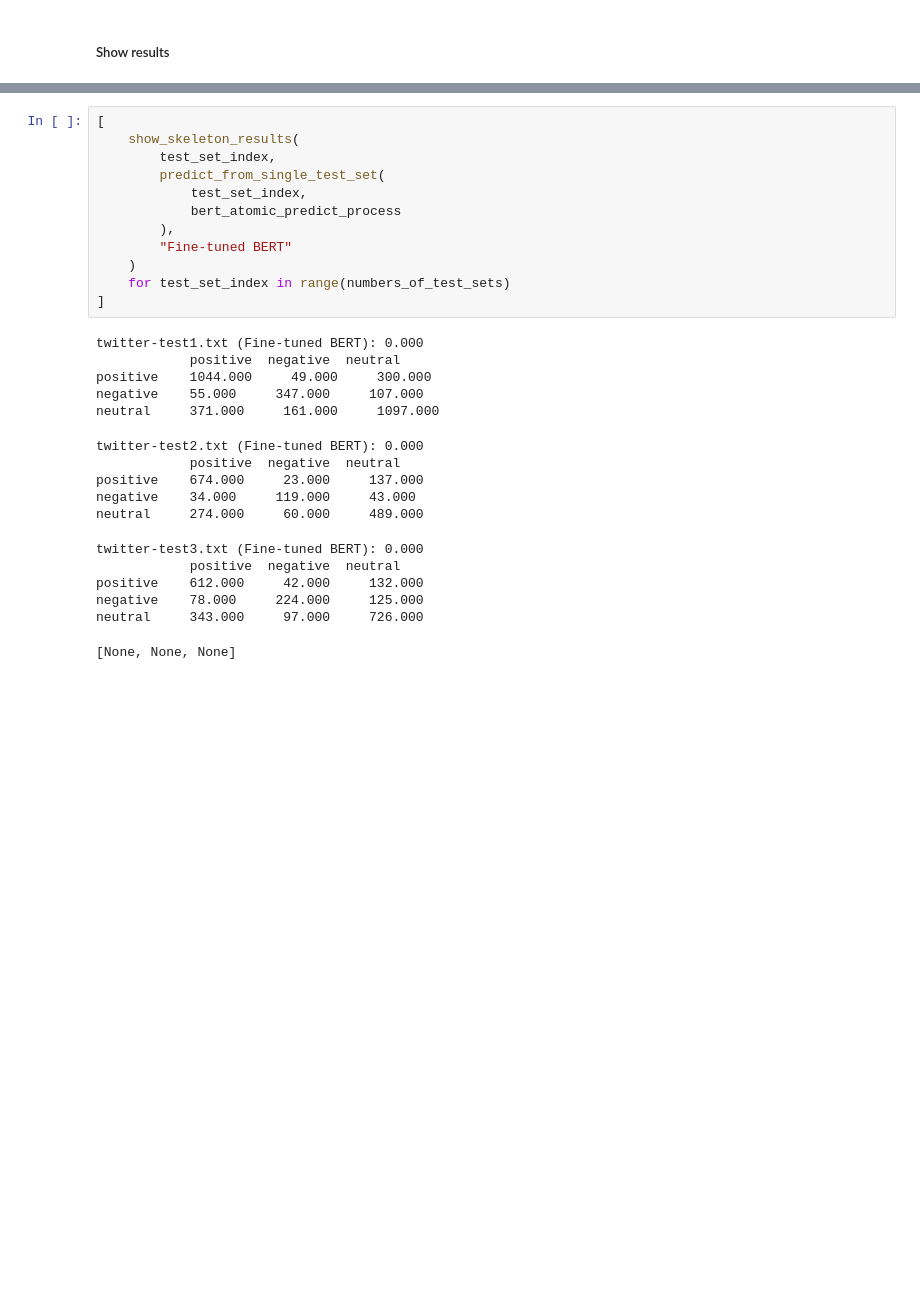
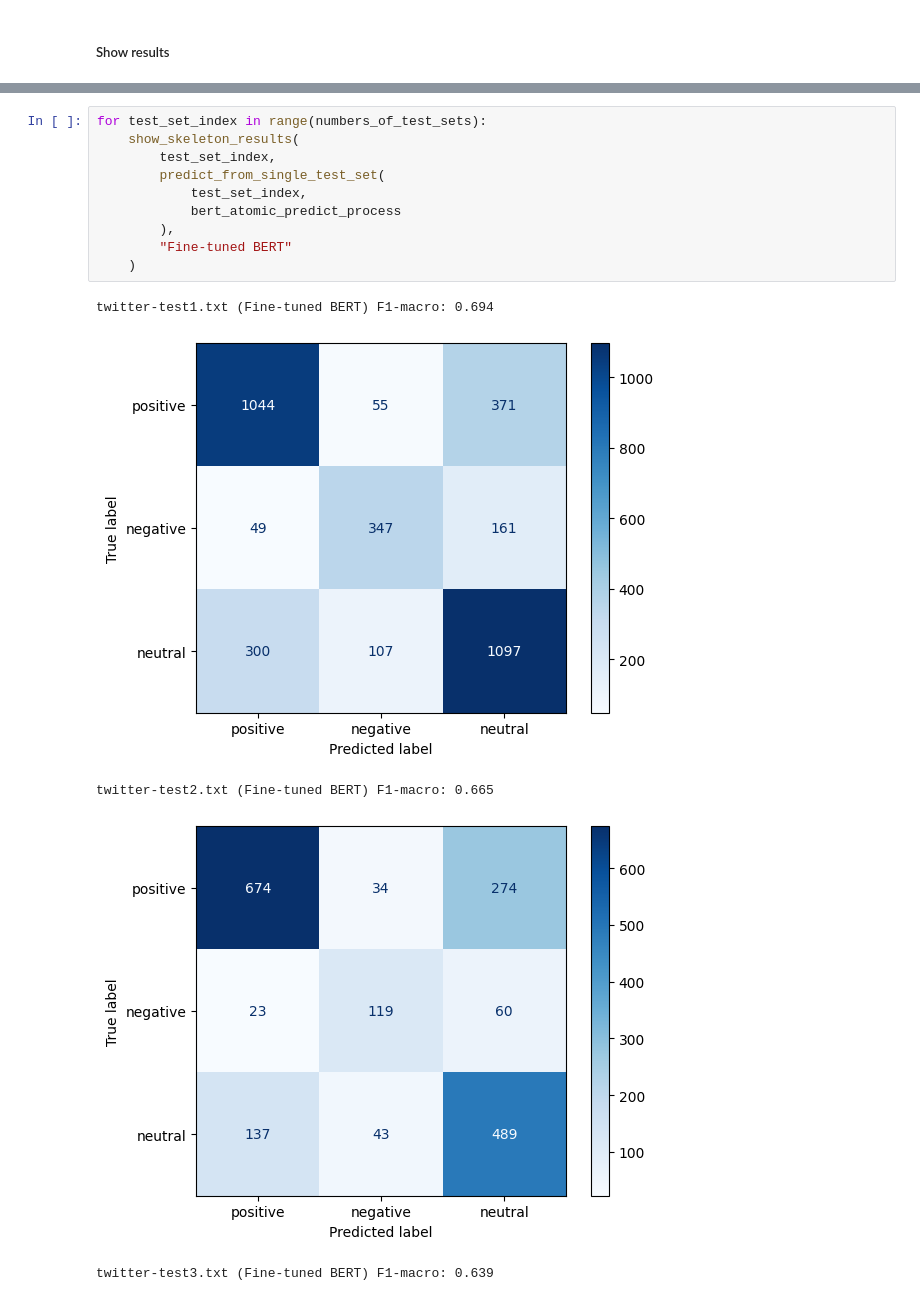
Before and after one commit to Xanonymous-GitHub/cs918-lab, a Jupyter notebook: lab2/cs918_assignment_2.ipynb, the cells around one changed output, grey strips where cells are left out. Cells and saved outputs as stored; diff of their text form; blank space fills up the shorter version.

```diff
--- a/lab2/cs918_assignment_2.ipynb
+++ b/lab2/cs918_assignment_2.ipynb
@@ -1916,29 +1774,16 @@ neutral     420.000     164.000     783.000
 # %%
-[
+for test_set_index in range(numbers_of_test_sets):
     show_skeleton_results(
         test_set_index,
         predict_from_single_test_set(
             test_set_index,
             bert_atomic_predict_process
         ),
         "Fine-tuned BERT"
     )
-    for test_set_index in range(numbers_of_test_sets)
-]
 # %% [output]
-twitter-test1.txt (Fine-tuned BERT): 0.000
-            positive  negative  neutral
-positive    1044.000     49.000     300.000
-negative    55.000     347.000     107.000
-neutral     371.000     161.000     1097.000
+twitter-test1.txt (Fine-tuned BERT) F1-macro: 0.694
+[figure, added]
-twitter-test2.txt (Fine-tuned BERT): 0.000
-            positive  negative  neutral
-positive    674.000     23.000     137.000
-negative    34.000     119.000     43.000
-neutral     274.000     60.000     489.000
+twitter-test2.txt (Fine-tuned BERT) F1-macro: 0.665
+[figure, added]
-twitter-test3.txt (Fine-tuned BERT): 0.000
-            positive  negative  neutral
-positive    612.000     42.000     132.000
-negative    78.000     224.000     125.000
-neutral     343.000     97.000     726.000
+twitter-test3.txt (Fine-tuned BERT) F1-macro: 0.639
-[None, None, None]
```
Also changed, not shown: parts of 17 cells of this notebook.
